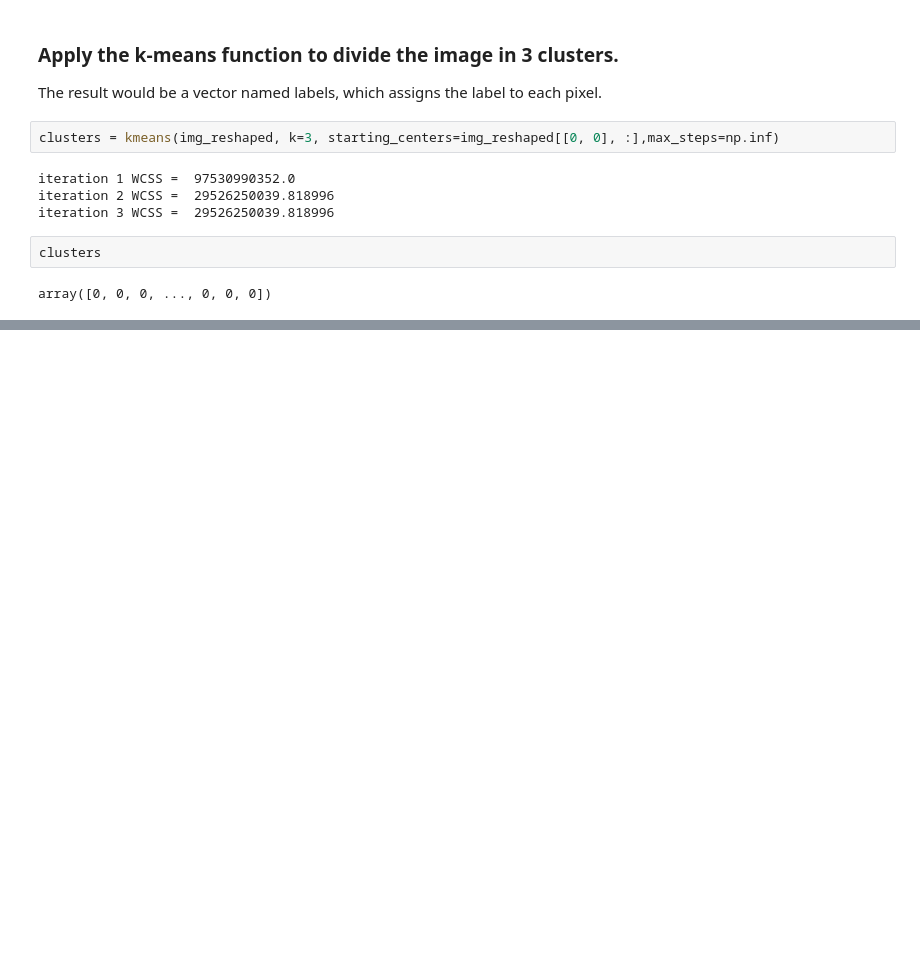
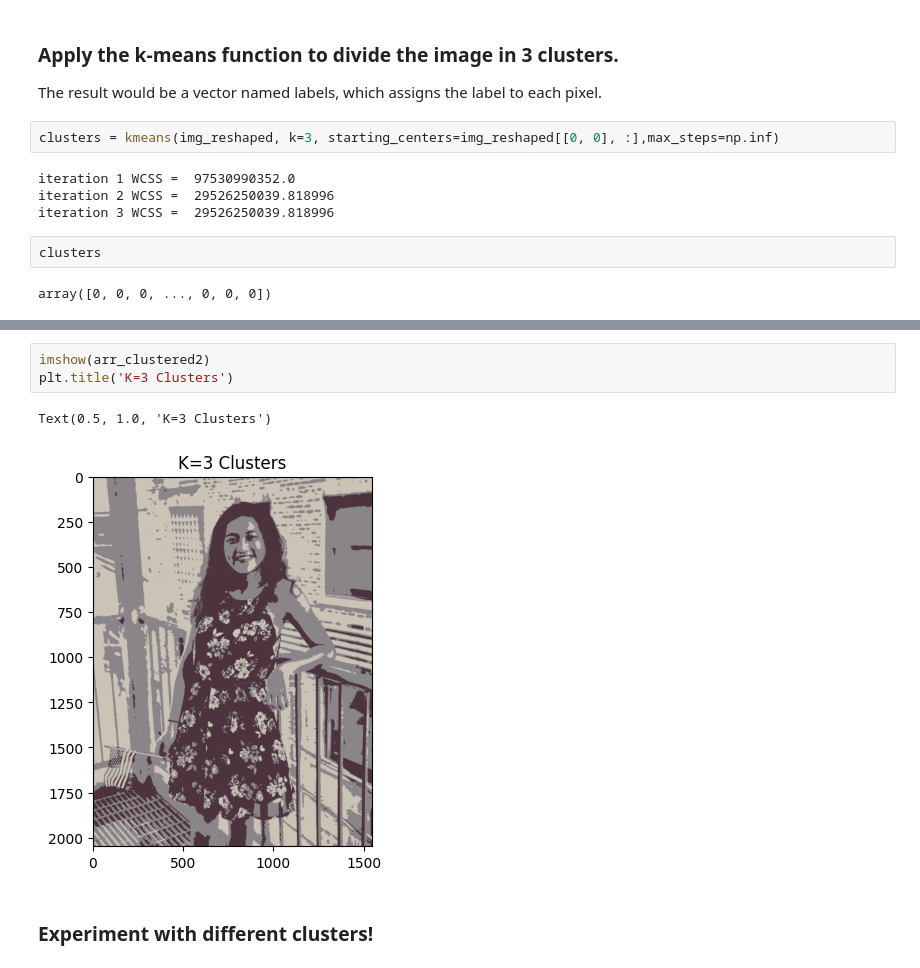
Before and after one commit to kellychin79/image_clustering, a Jupyter notebook: image_stylized_recoloring.ipynb, the cells around one changed output, grey strips where cells are left out. Drawn from its saved outputs; the diff is of its cells as text; blank space fills up the shorter version.

```diff
--- a/image_stylized_recoloring.ipynb
+++ b/image_stylized_recoloring.ipynb
@@ -340,0 +336,8 @@ imshow(arr_clustered2)
+# %%
+imshow(arr_clustered2)
+plt.title('K=3 Clusters')
+# %% [output]
+Text(0.5, 1.0, 'K=3 Clusters')
+[figure, added]
+# %% [markdown]
+### Experiment with different clusters!
```
Also changed, not shown: parts of 46 cells of this notebook, 2 other files.
